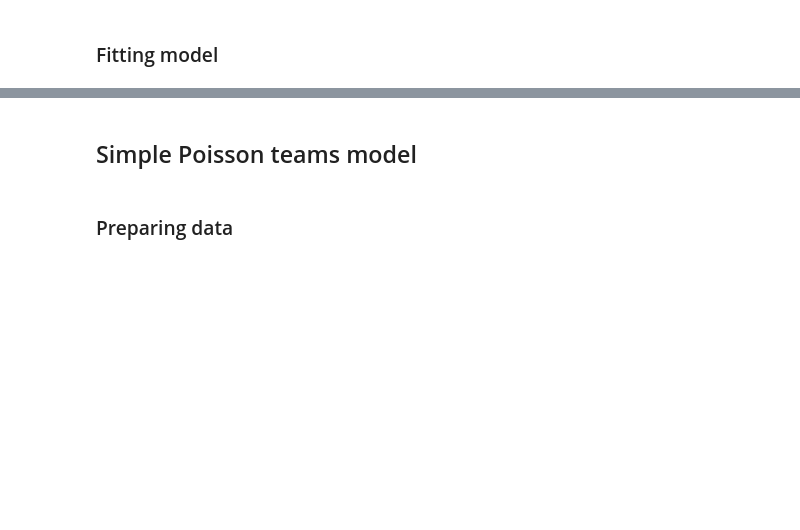
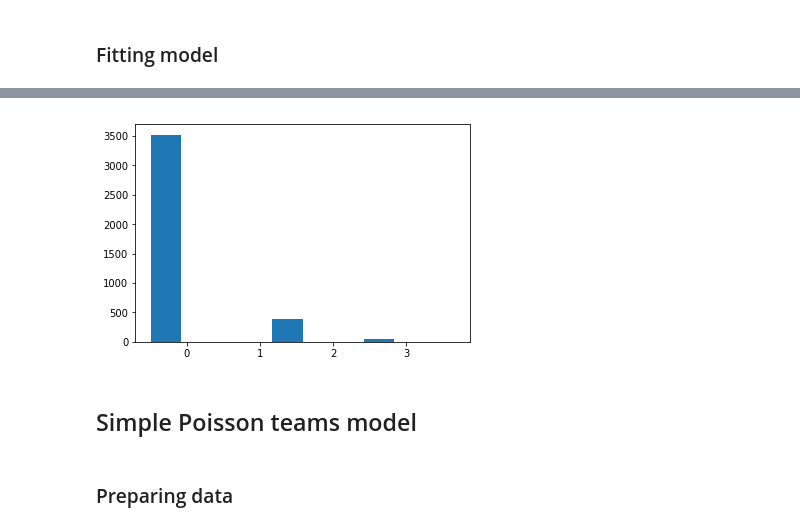
Before and after one commit to thomas-woodruff/footbot, a Jupyter notebook: app/notebooks/01.01 Goals Poisson models.ipynb, the cells around one changed output, grey strips where cells are left out. Saved outputs shown, nothing was run; the diff lists cells and outputs as text; code cells hidden in the pictures; blank space fills up the shorter version.

```diff
--- a/app/notebooks/01.01 Goals Poisson models.ipynb
+++ b/app/notebooks/01.01 Goals Poisson models.ipynb
@@ -111,3 +135,9 @@ dtype: float64
+# %%
+plt.figure()
+plt.hist(spm_results.resid_deviance)
+plt.show()
+# %% [output]
+[figure, added]
 # %% [markdown]
 ## Simple Poisson teams model
 # %% [markdown]
```
Also changed, not shown: parts of 71 cells of this notebook.
